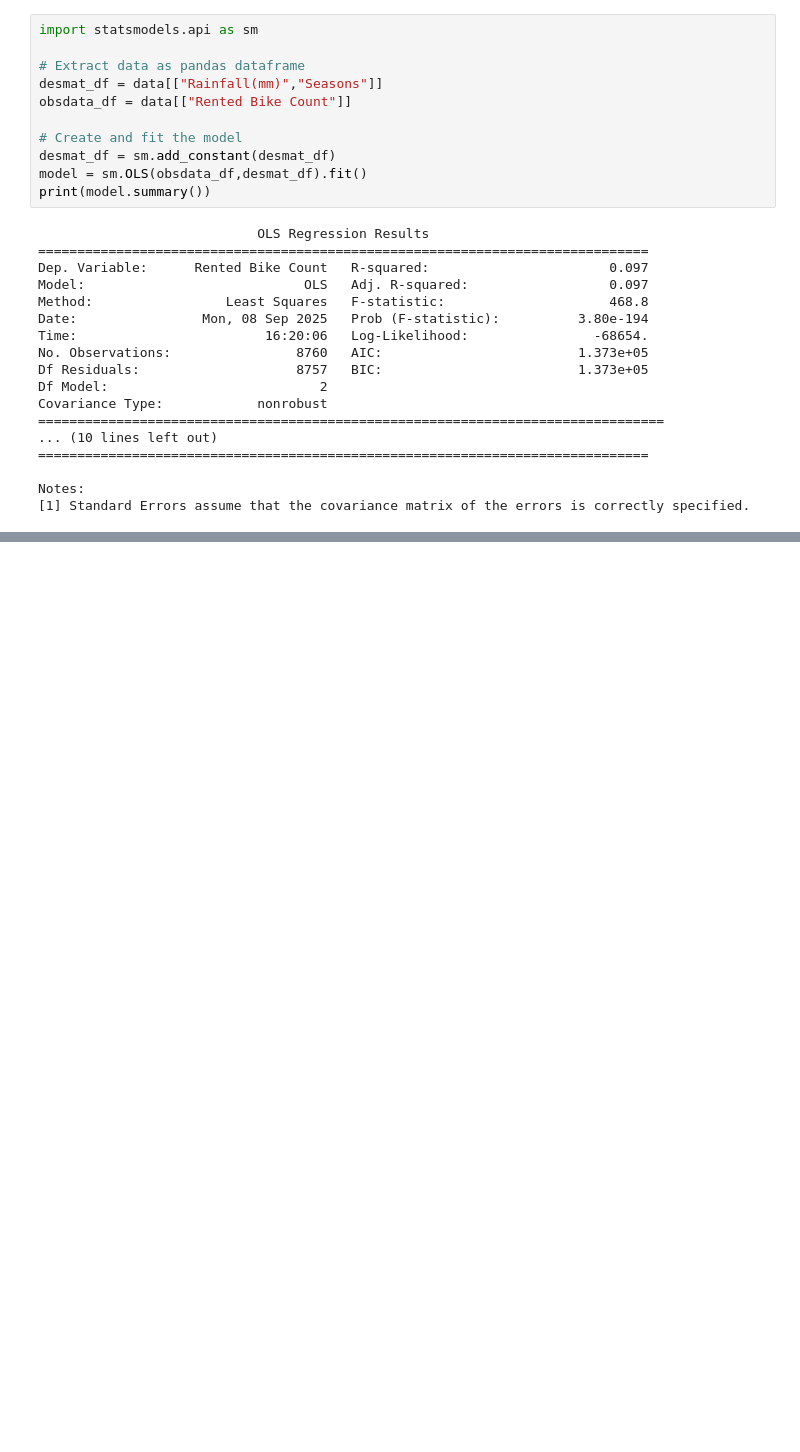
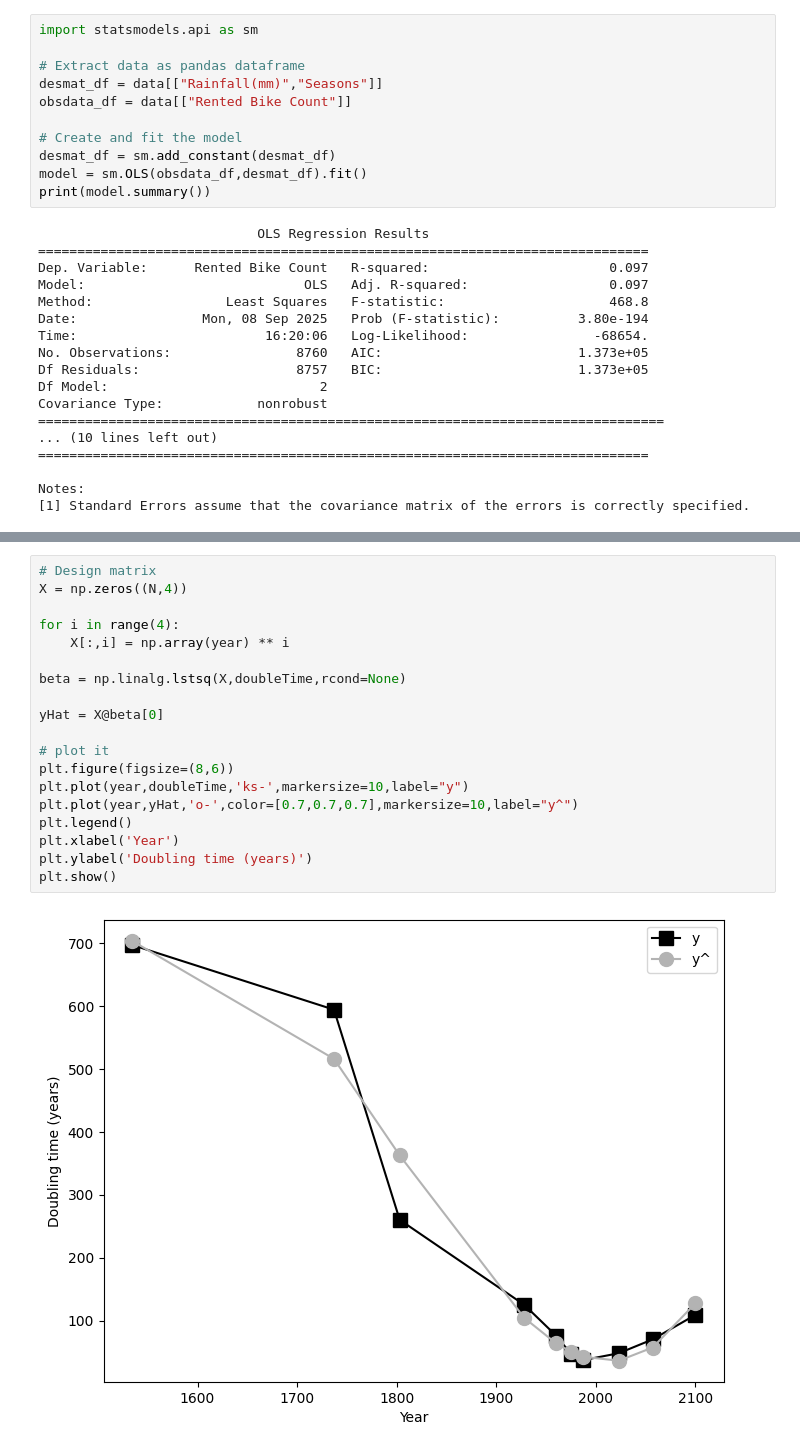
Before and after one commit to paulcarvalho/Linear-Algebra, a Jupyter notebook: GLMs.ipynb, the cells around one changed output, grey strips where cells are left out. Drawn from its saved outputs; the diff is of its cells as text; blank space fills up the shorter version.

```diff
--- a/GLMs.ipynb
+++ b/GLMs.ipynb
@@ -220,0 +238,21 @@ Notes:
+# %%
+# Design matrix
+X = np.zeros((N,4))
+
+for i in range(4):
+    X[:,i] = np.array(year) ** i
+
+beta = np.linalg.lstsq(X,doubleTime,rcond=None)
+
+yHat = X@beta[0]
+
+# plot it
+plt.figure(figsize=(8,6))
+plt.plot(year,doubleTime,'ks-',markersize=10,label="y")
+plt.plot(year,yHat,'o-',color=[0.7,0.7,0.7],markersize=10,label="y^")
+plt.legend()
+plt.xlabel('Year')
+plt.ylabel('Doubling time (years)')
+plt.show()
+# %% [output]
+[figure, added]
```
Also changed, not shown: parts of 2 cells of this notebook.
